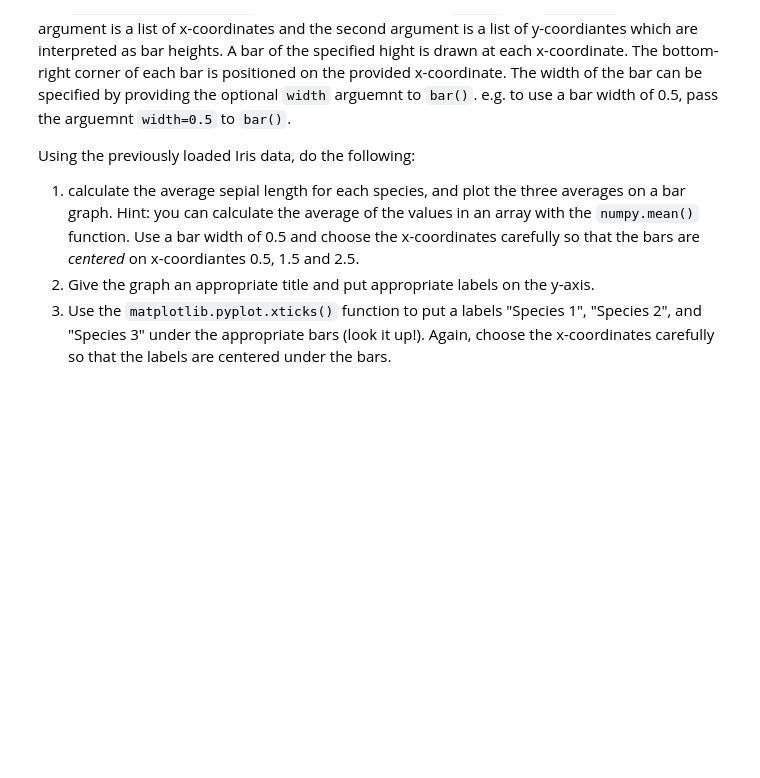
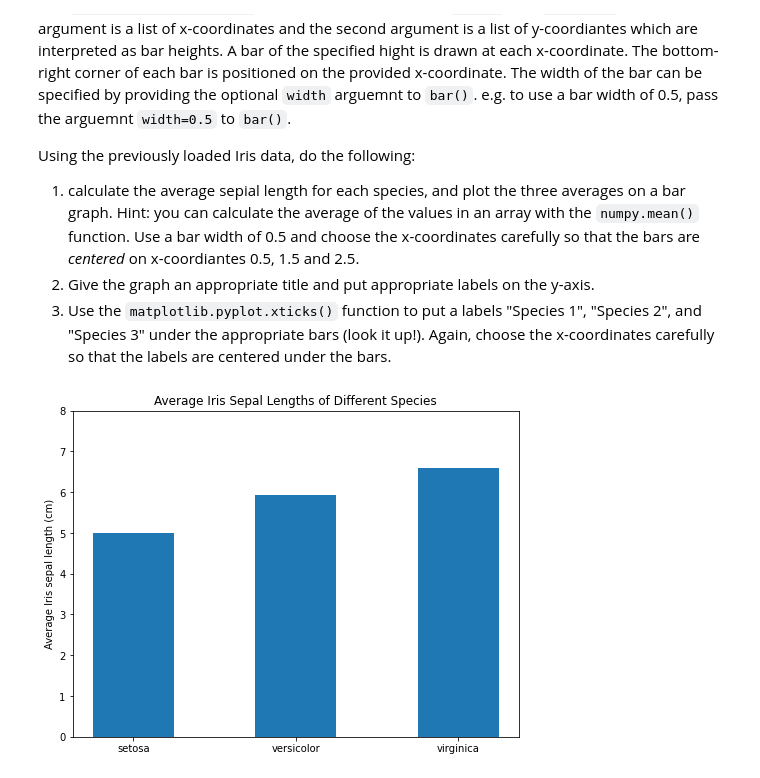
Before and after one commit to Ethan4416/CMPT819, a Jupyter notebook: Assignment0/asn0-files/asn0-q2.ipynb, the cells around one changed output. Cells and saved outputs as stored; diff of their text form; code cells hidden in the pictures; blank space fills up the shorter version.

```diff
--- a/Assignment0/asn0-files/asn0-q2.ipynb
+++ b/Assignment0/asn0-files/asn0-q2.ipynb
@@ -106,0 +116,13 @@ Using the previously loaded Iris data, do the following:
+# %%
+# TODO Follow the instructions in the previous block.
+fig4 = plt.figure(figsize=(8,6))
+axes4 = fig4.add_subplot()
+axes4.bar([0.5,1.5,2.5], [np.mean(species1samples[:,0]), np.mean(species2samples[:,0]), np.mean(species3samples[:,0])], width=0.5)
+axes4.set_ylabel(f"Average Iris {iris.feature_names[0]}")
+axes4.set_title("Average Iris Sepal Lengths of Different Species")
+axes4.set_xticks([0.5,1.5,2.5])
+axes4.set_xticklabels(iris.target_names)
+axes4.set_ylim(0, 8)
+plt.show()
+# %% [output]
+[figure, added]
```
Also changed, not shown: parts of 2 cells of this notebook.
